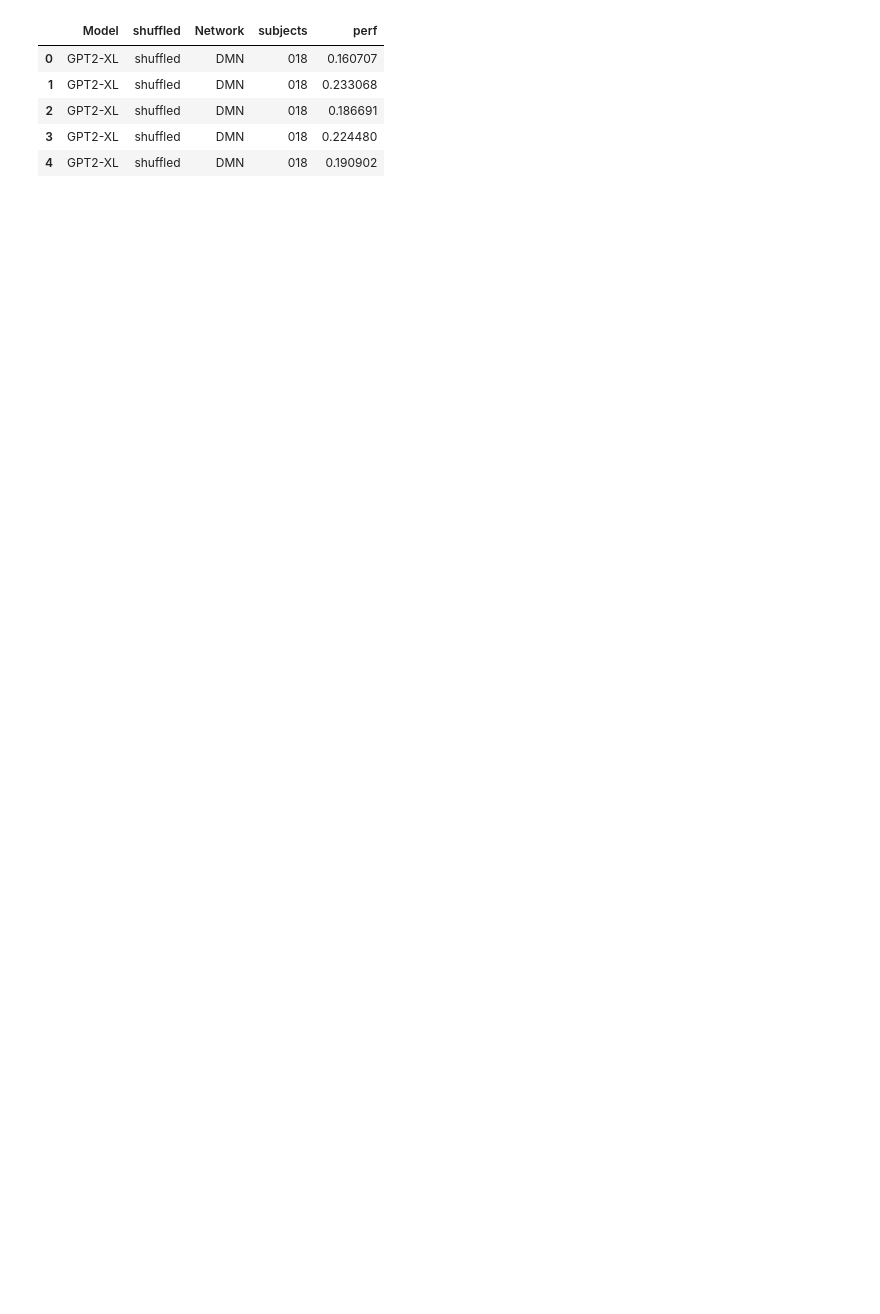
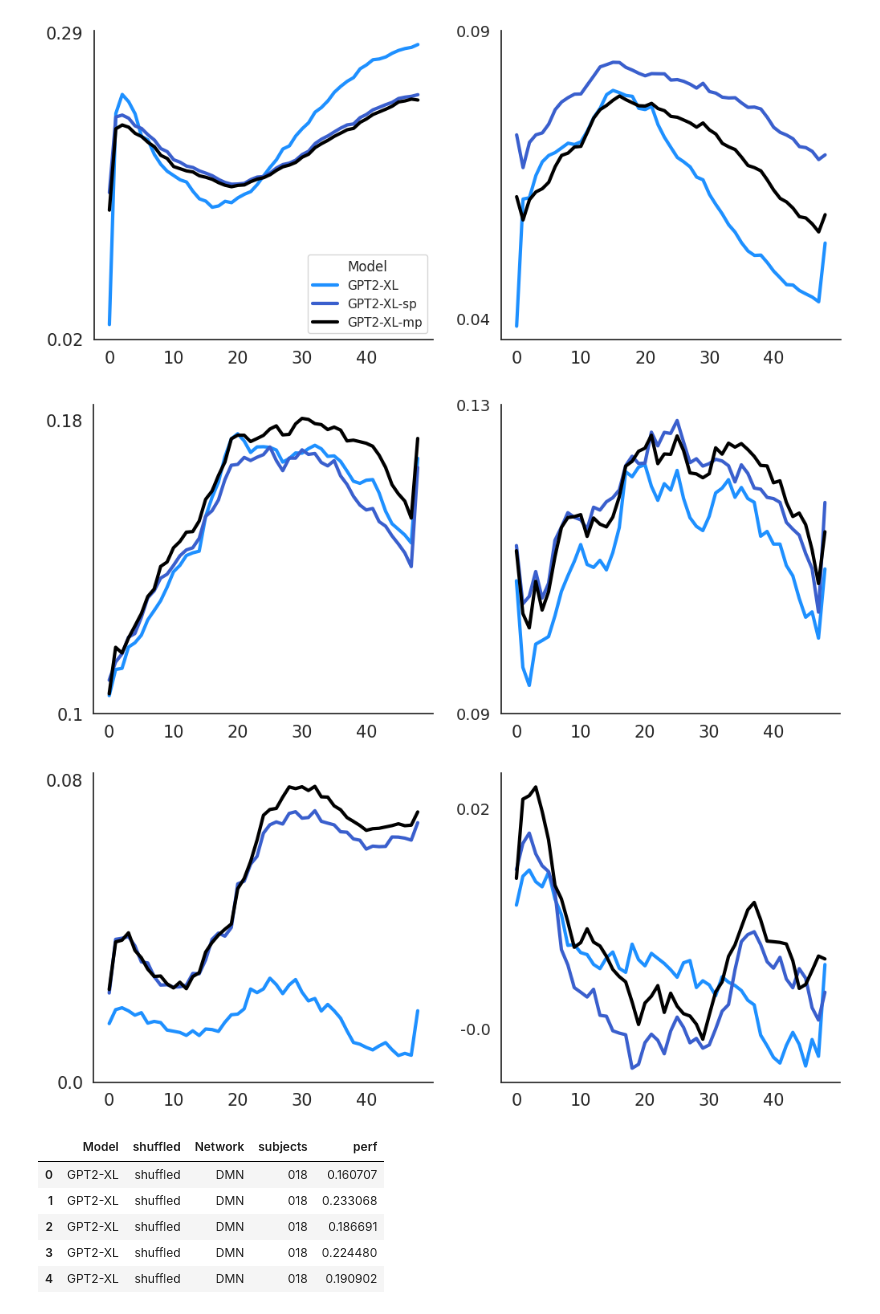
Before and after one commit to ebrahimfeghhi/beyond-brainscore, a Jupyter notebook: analyze_results/figures_code/figure2.ipynb, the cells around one changed output. Saved outputs shown, nothing was run; the diff lists cells and outputs as text; code cells hidden in the pictures; blank space fills up the shorter version.

```diff
--- a/analyze_results/figures_code/figure2.ipynb
+++ b/analyze_results/figures_code/figure2.ipynb
@@ -82,3 +267,52 @@ mse_intercept_pereira_full_shuffled[243:, non_nan_indices_384] = mse_intercept_3
+# %%
+perf_arr = ['pearson_r']
+# Create a custom palette with more distinct shades of blue
+palette = sns.color_palette(["#1E90FF", "#3A5FCD", 'black'])
+
+c = 0
+for perf in perf_arr:
+
+    for i, dataset in enumerate(dataset_arr):
+
+        fig, ax = plt.subplots(1,2, figsize=(12,5))
+        layer_pd_perf_data = layer_pd_dict[f"{dataset}_{perf}"]
+
+        layer_perf_pd_all_shuffled = layer_pd_perf_data.loc[layer_pd_perf_data['Shuffled']=='shuffled']
+        layer_perf_pd_all_shuffled = layer_perf_pd_all_shuffled.loc[layer_pd_perf_data['type']=='mean']
+
+        layer_perf_pd_all = layer_pd_perf_data.loc[layer_pd_perf_data['Shuffled']=='']
+        layer_perf_pd_all = layer_perf_pd_all.loc[layer_pd_perf_data['type']=='mean']
+        sns.despine()
+
+        if c == 0:
+            legend = True
+        else:
+            legend = False
+
+        c = 1
+
+        sns.lineplot(layer_perf_pd_all_shuffled, x='layer_num', y='perf', hue='Model', errorbar=None, ax=ax[0], legend=legend, linewidth=3, palette=palette)
+        sns.lineplot(layer_perf_pd_all, x='layer_num', y='perf', hue='Model', errorbar=None, ax=ax[1], legend=False, linewidth=3, palette=palette)
+
+        ax[0].set_xticks([0,10,20,30,40])
+        ax[0].set_xticklabels([0,10,20,30,40], fontsize=15)
+
+        ax[1].set_xticks([0,10,20,30,40])
+        ax[1].set_xticklabels([0,10,20,30,40], fontsize=15)
+        ax[0].set_ylabel('')
+        ax[0].set_xlabel('')
+        ax[1].set_ylabel('')
+        ax[1].set_xlabel('')
+
+        ax[0].set_yticks((round(float(ax[0].get_ylim()[0]),2), round(float(ax[0].get_ylim()[1]),2)))
+        ax[0].set_yticklabels(((round(float(ax[0].get_ylim()[0]),2)), round(float(ax[0].get_ylim()[1]),2)), fontsize=15)
+
+        ax[1].set_yticks(((round(float(ax[1].get_ylim()[0]),2), round(float(ax[1].get_ylim()[1]),2))))
+        ax[1].set_yticklabels(((round(float(ax[1].get_ylim()[0]),2)), round(float(ax[1].get_ylim()[1]),2)), fontsize=14)
+# %% [output]
+[figure, added]
+[figure, added]
+[figure, added]
 # %%
 noL2_str = ''
 resultsPath_pereira = f"{resultsPath}results_pereira/"
```
Also changed, not shown: parts of 22 cells of this notebook, 29 other files.
